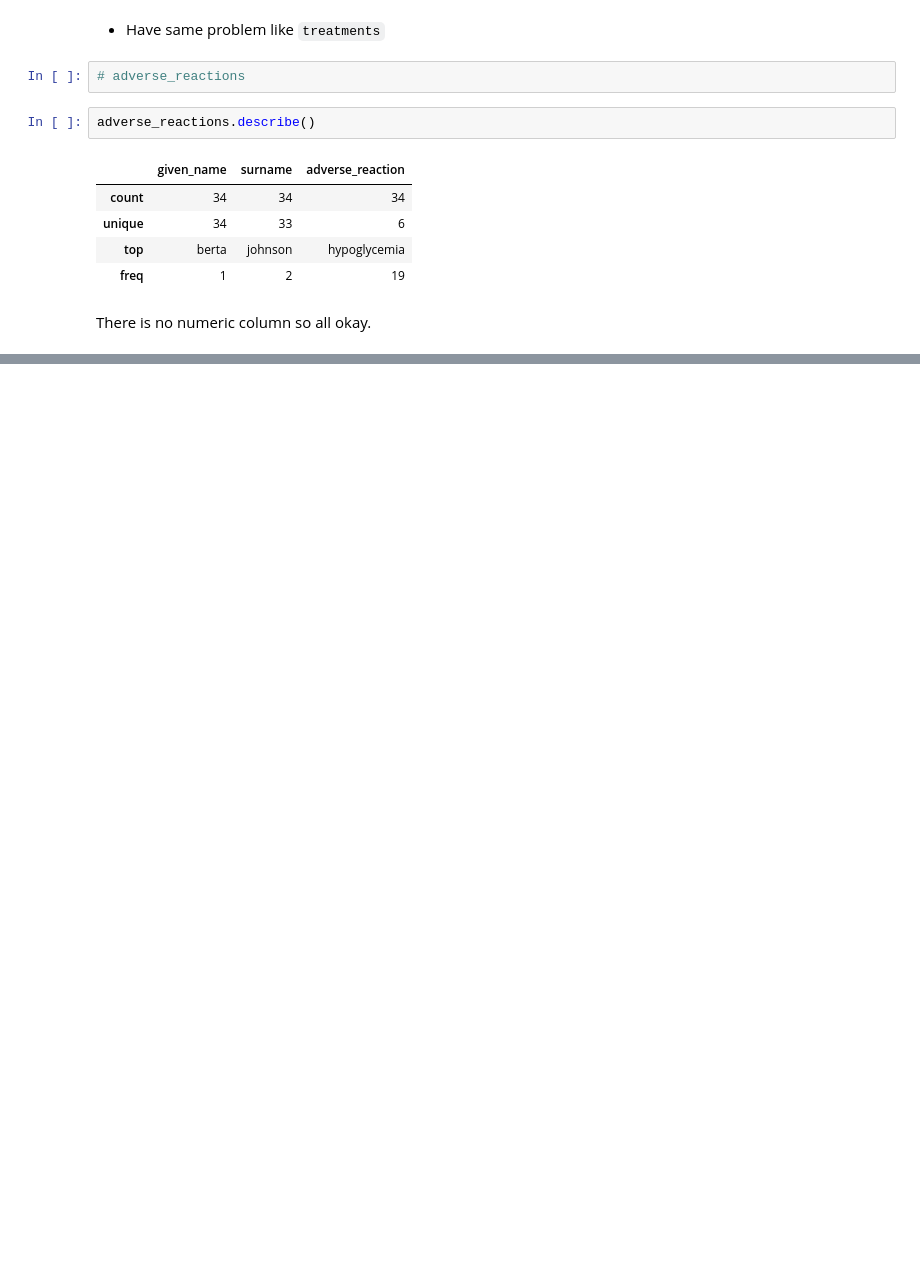
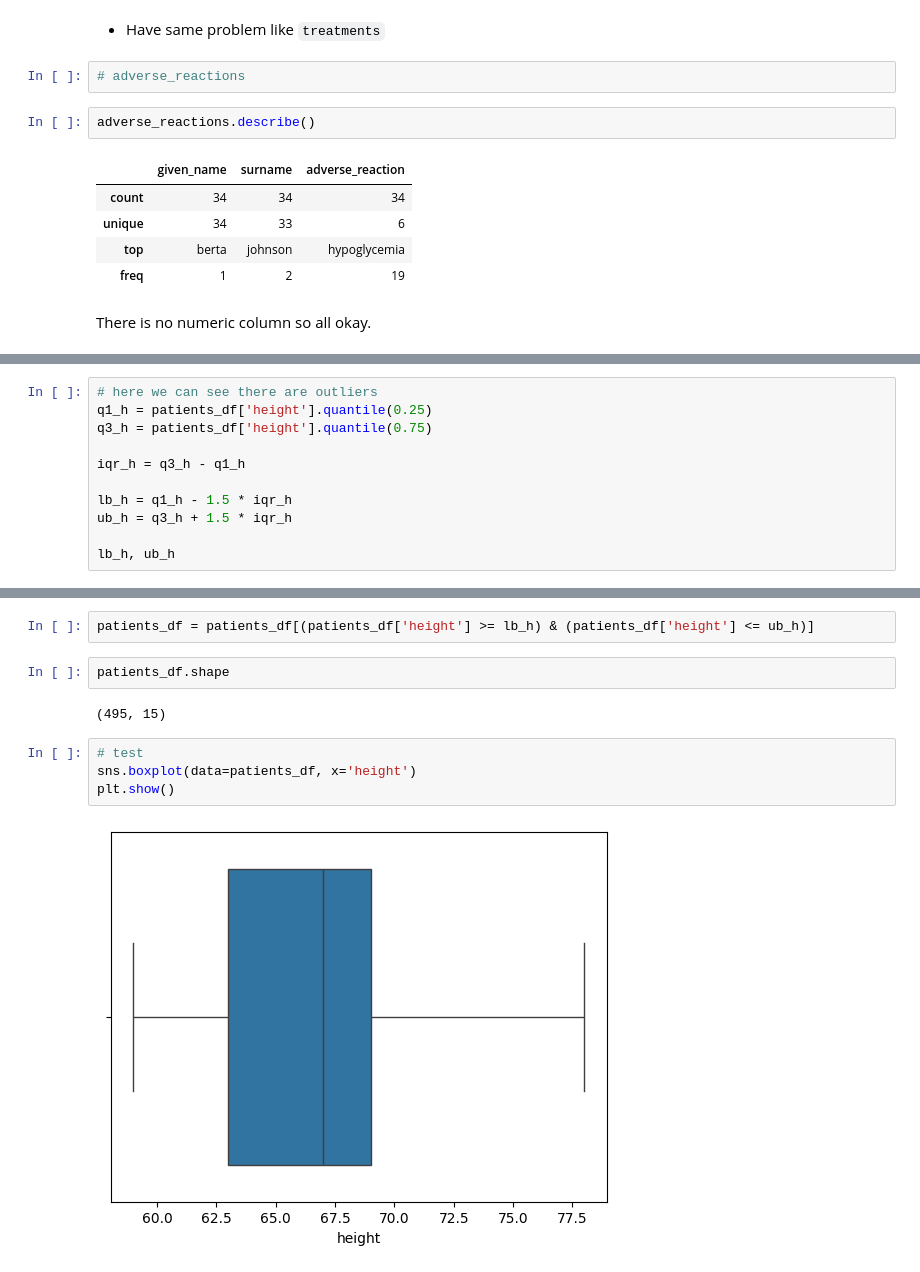
Before and after one commit to OnkarGhadage/EDA, a Jupyter notebook: Learning/Data Assessing and Cleaning/Untitled.ipynb, the cells around one changed output, grey strips where cells are left out. Cells and saved outputs as stored; diff of their text form; blank space fills up the shorter version.

```diff
--- a/Learning/Data Assessing and Cleaning/Untitled.ipynb
+++ b/Learning/Data Assessing and Cleaning/Untitled.ipynb
@@ -588,0 +1223,11 @@ There is no numeric column so all okay.
+# %%
+# here we can see there are outliers
+q1_h = patients_df['height'].quantile(0.25)
+q3_h = patients_df['height'].quantile(0.75)
+
+iqr_h = q3_h - q1_h
+
+lb_h = q1_h - 1.5 * iqr_h
+ub_h = q3_h + 1.5 * iqr_h
+
+lb_h, ub_h
@@ -588,0 +1256,12 @@ There is no numeric column so all okay.
+# %%
+patients_df = patients_df[(patients_df['height'] >= lb_h) & (patients_df['height'] <= ub_h)]
+# %%
+patients_df.shape
+# %% [output]
+(495, 15)
+# %%
+# test
+sns.boxplot(data=patients_df, x='height')
+plt.show()
+# %% [output]
+[figure, added]
```
Also changed, not shown: parts of 78 cells of this notebook, 2 other files.
